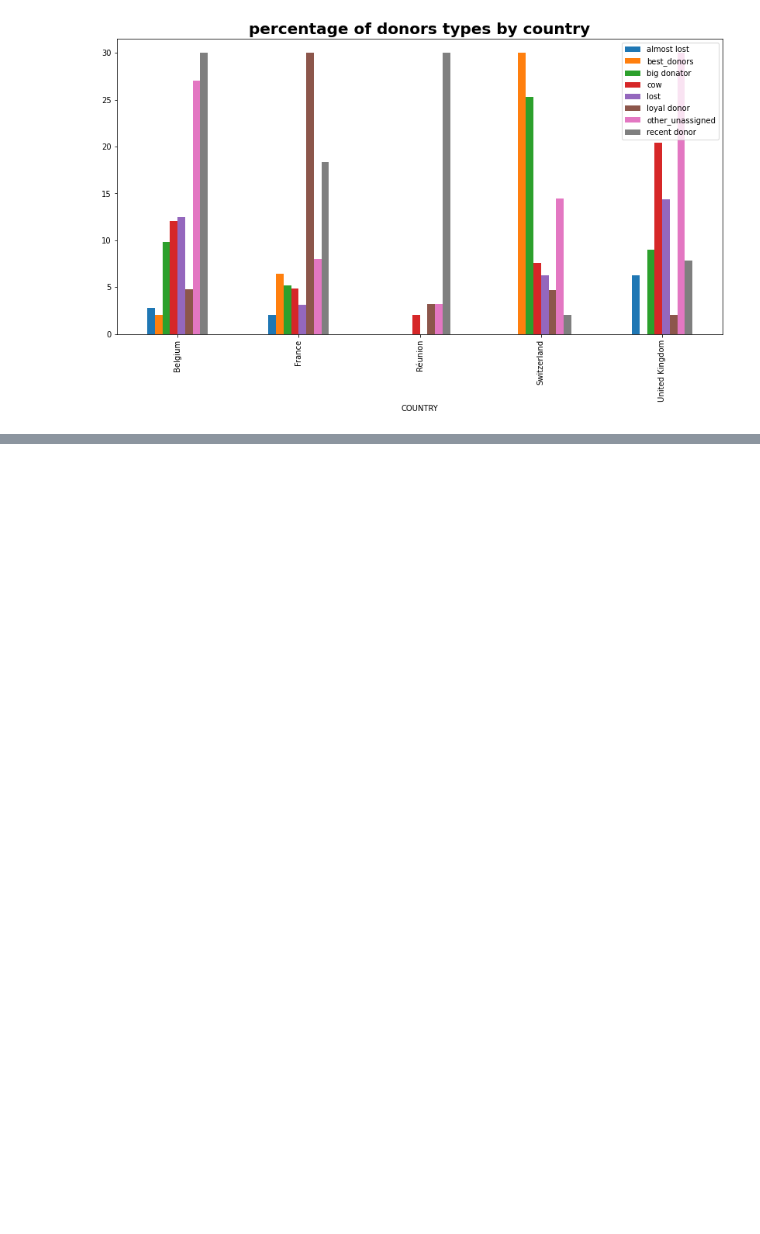
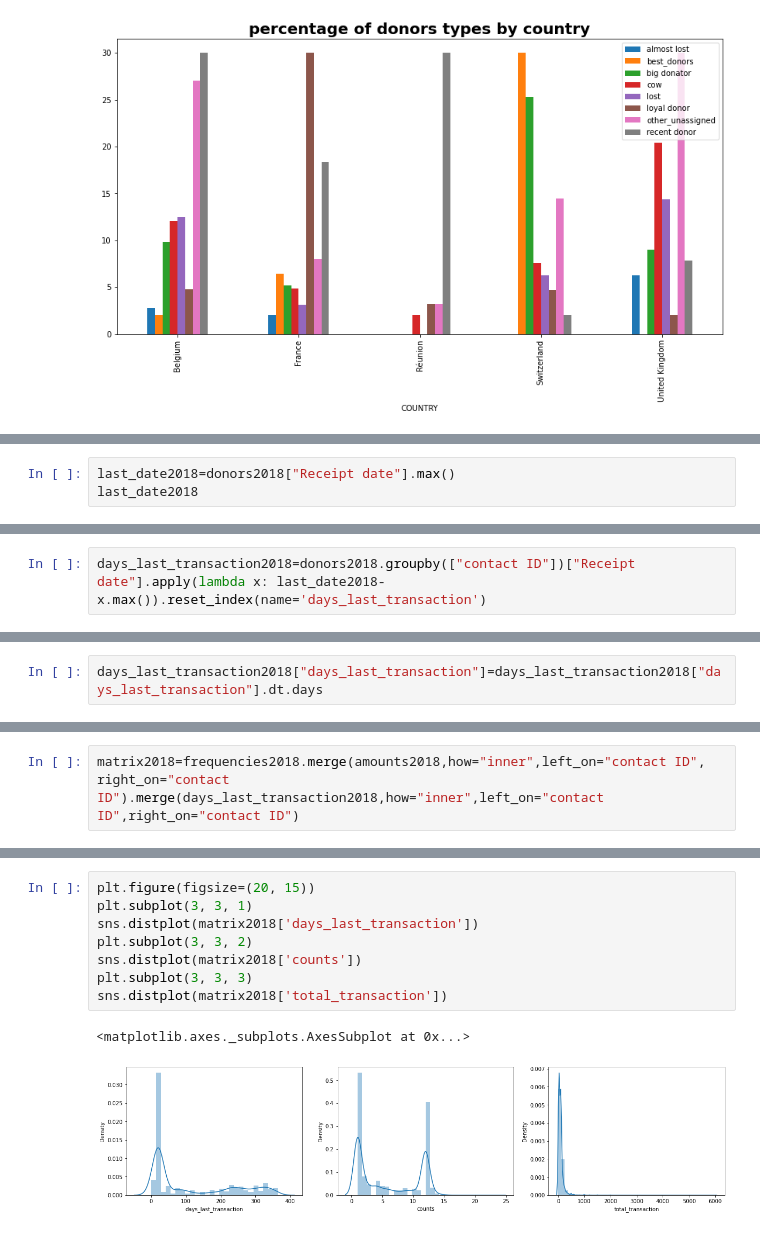
Before and after one commit to mnasini/ekimetrics-, a Jupyter notebook: ekimetrics.ipynb, the cells around one changed output, grey strips where cells are left out. Drawn from its saved outputs; the diff is of its cells as text; blank space fills up the shorter version.

```diff
--- a/ekimetrics.ipynb
+++ b/ekimetrics.ipynb
@@ -1201,0 +1498,3 @@ Text(0.5, 1.0, 'percentage of donors types by country')
+# %%
+last_date2018=donors2018["Receipt date"].max()
+last_date2018
@@ -1201,0 +1503,2 @@ Text(0.5, 1.0, 'percentage of donors types by country')
+# %%
+days_last_transaction2018=donors2018.groupby(["contact ID"])["Receipt date"].apply(lambda x: last_date2018-x.max()).reset_index(name='days_last_transaction')
@@ -1201,0 +1521,2 @@ Text(0.5, 1.0, 'percentage of donors types by country')
+# %%
+days_last_transaction2018["days_last_transaction"]=days_last_transaction2018["days_last_transaction"].dt.days
@@ -1201,0 +1539,2 @@ Text(0.5, 1.0, 'percentage of donors types by country')
+# %%
+matrix2018=frequencies2018.merge(amounts2018,how="inner",left_on="contact ID", right_on="contact ID").merge(days_last_transaction2018,how="inner",left_on="contact ID",right_on="contact ID")
@@ -1201,0 +1557,11 @@ Text(0.5, 1.0, 'percentage of donors types by country')
+# %%
+plt.figure(figsize=(20, 15))
+plt.subplot(3, 3, 1)
+sns.distplot(matrix2018['days_last_transaction'])
+plt.subplot(3, 3, 2)
+sns.distplot(matrix2018['counts'])
+plt.subplot(3, 3, 3)
+sns.distplot(matrix2018['total_transaction'])
+# %% [output]
+<matplotlib.axes._subplots.AxesSubplot at 0x...>
+[figure, added]
```
Also changed, not shown: parts of 49 cells of this notebook.
